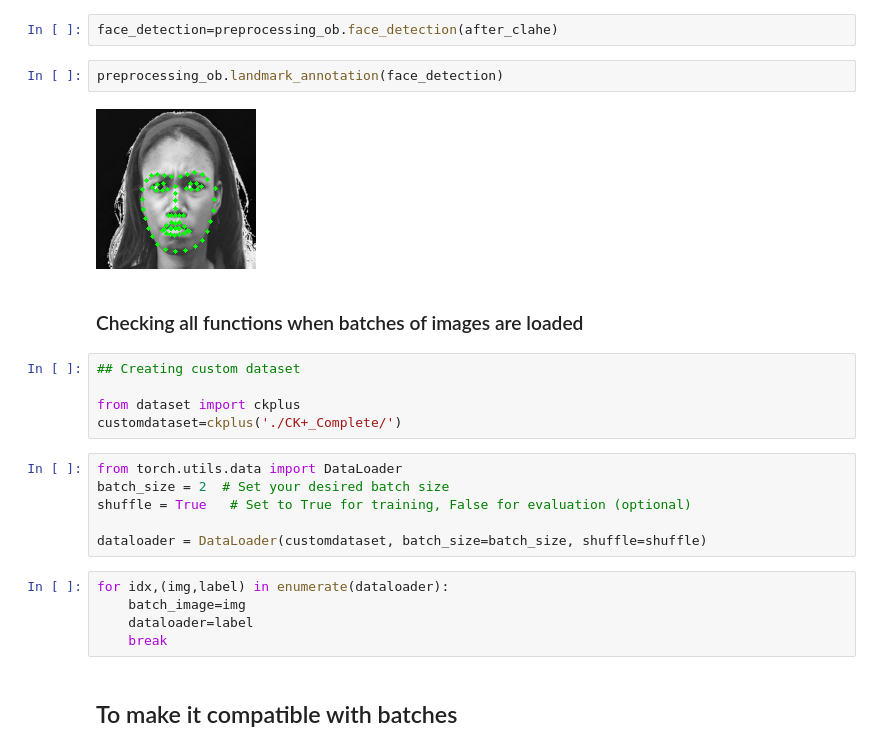
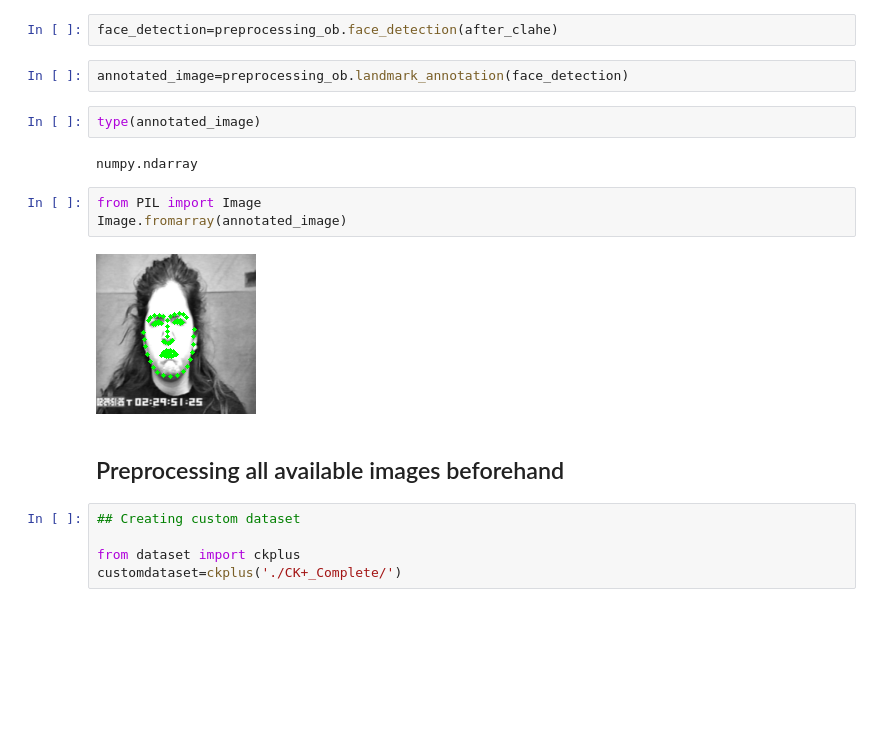
Before and after one commit to ysurs/FER-from-static-images, a Jupyter notebook: check.ipynb, the cells around one changed output. Drawn from its saved outputs; the diff is of its cells as text; blank space fills up the shorter version.

```diff
--- a/check.ipynb
+++ b/check.ipynb
@@ -108,26 +108,20 @@ T.ToPILImage()(torch.tensor(after_clahe).permute(2,0,1))
 # %%
 face_detection=preprocessing_ob.face_detection(after_clahe)
 # %%
-preprocessing_ob.landmark_annotation(face_detection)
+annotated_image=preprocessing_ob.landmark_annotation(face_detection)
-# %% [output]
-[figure, removed]
-# %% [markdown]
-### Checking all functions when batches of images are loaded
+# %%
+type(annotated_image)
+# %% [output]
+numpy.ndarray
+# %%
+from PIL import Image
+Image.fromarray(annotated_image)
+# %% [output]
+[figure, added]
+# %% [markdown]
+## Preprocessing all available images beforehand
 # %%
 ## Creating custom dataset
 
 from dataset import ckplus
 customdataset=ckplus('./CK+_Complete/')
-# %%
-from torch.utils.data import DataLoader
-batch_size = 2  # Set your desired batch size
-shuffle = True   # Set to True for training, False for evaluation (optional)
-
-dataloader = DataLoader(customdataset, batch_size=batch_size, shuffle=shuffle)
-# %%
-for idx,(img,label) in enumerate(dataloader):
-    batch_image=img
-    dataloader=label
-    break
-# %% [markdown]
-## To make it compatible with batches
```
Also changed, not shown: parts of 38 cells of this notebook.
